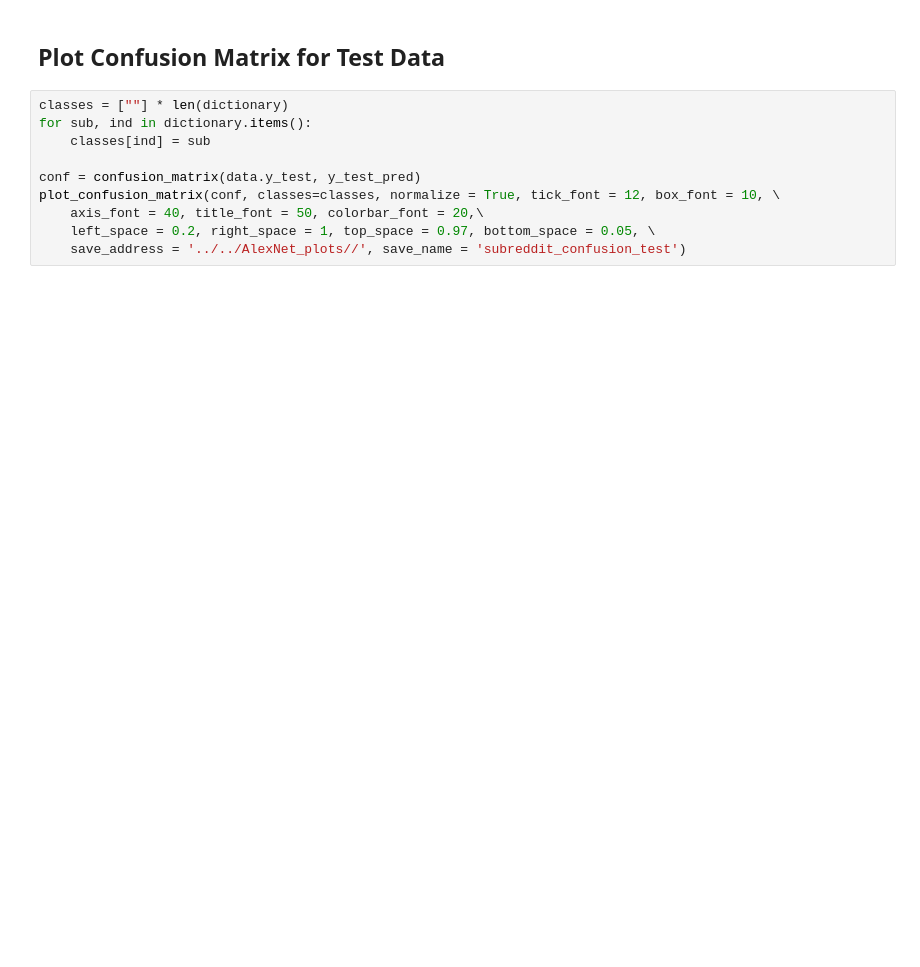
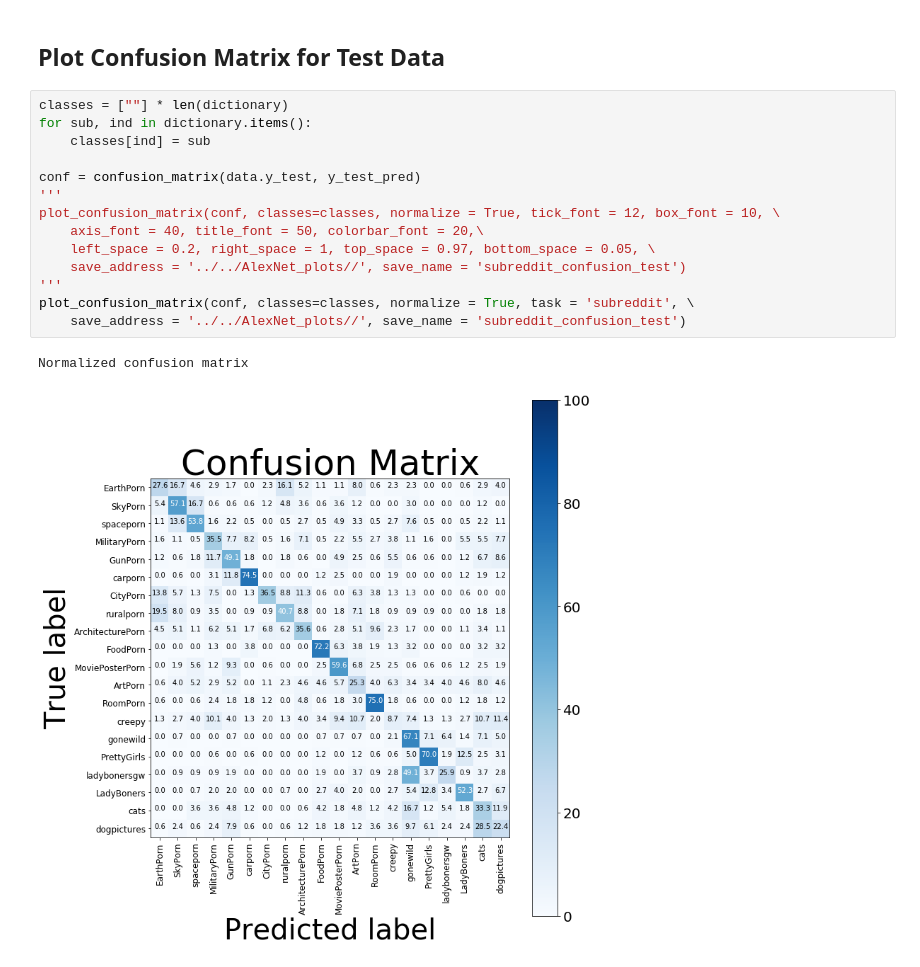
Before and after one commit to mohitrgiit/CS-231N-Final-Project, a Jupyter notebook: src/models/AlexNet_subreddit_classification.ipynb, the cells around one changed output. Cells and saved outputs as stored; diff of their text form; blank space fills up the shorter version.

```diff
--- a/src/models/AlexNet_subreddit_classification.ipynb
+++ b/src/models/AlexNet_subreddit_classification.ipynb
@@ -272,10 +286,17 @@ y_test_pred = np.argmax(y_test_pred, axis = 1)
 # %%
 classes = [""] * len(dictionary)
 for sub, ind in dictionary.items():
     classes[ind] = sub
 
 conf = confusion_matrix(data.y_test, y_test_pred)
+'''
 plot_confusion_matrix(conf, classes=classes, normalize = True, tick_font = 12, box_font = 10, \
     axis_font = 40, title_font = 50, colorbar_font = 20,\
     left_space = 0.2, right_space = 1, top_space = 0.97, bottom_space = 0.05, \
     save_address = '../../AlexNet_plots//', save_name = 'subreddit_confusion_test')
+'''
+plot_confusion_matrix(conf, classes=classes, normalize = True, task = 'subreddit', \
+    save_address = '../../AlexNet_plots//', save_name = 'subreddit_confusion_test')
+# %% [output]
+Normalized confusion matrix
+[figure, added]
```
Also changed, not shown: parts of 7 cells of this notebook.
